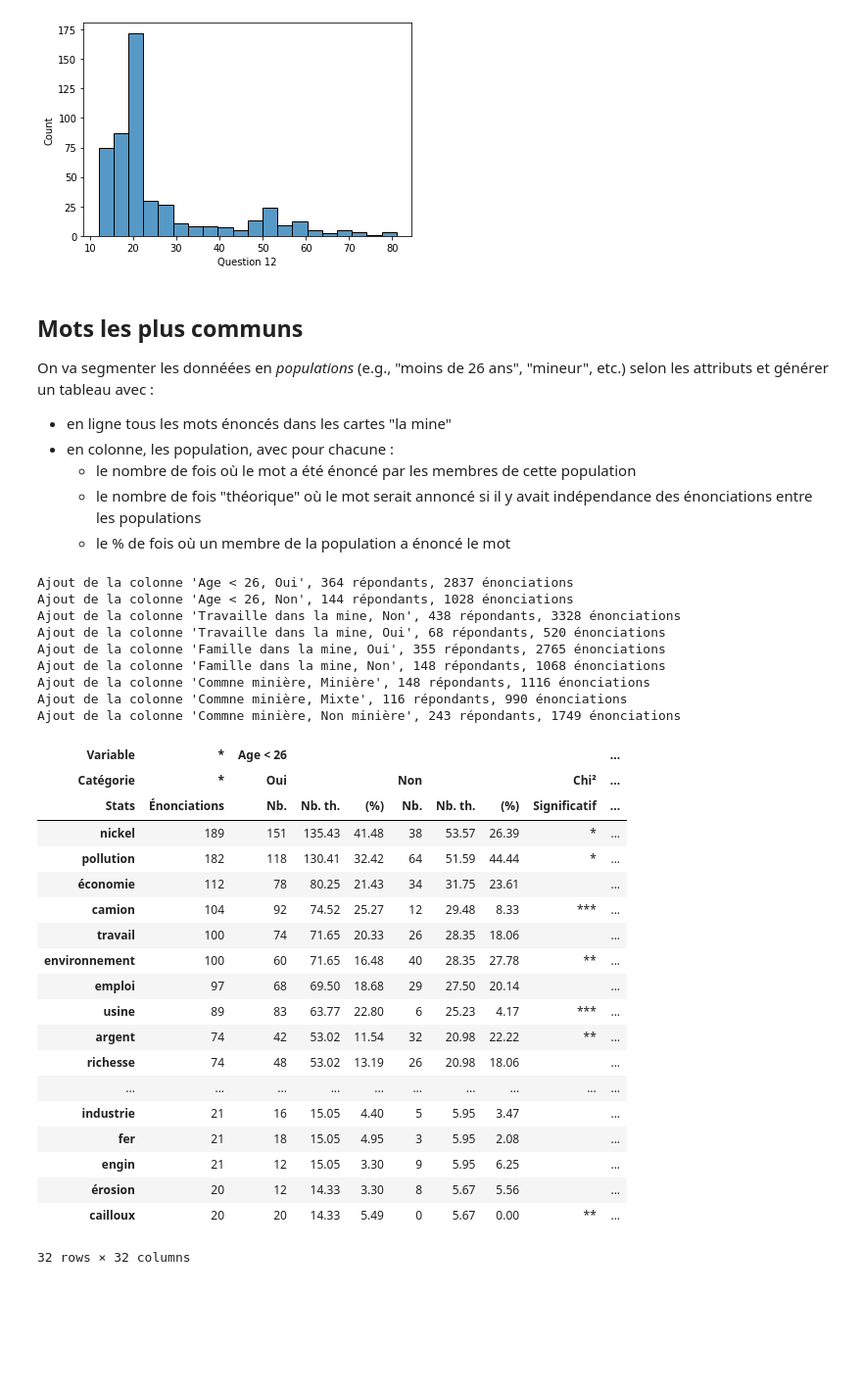
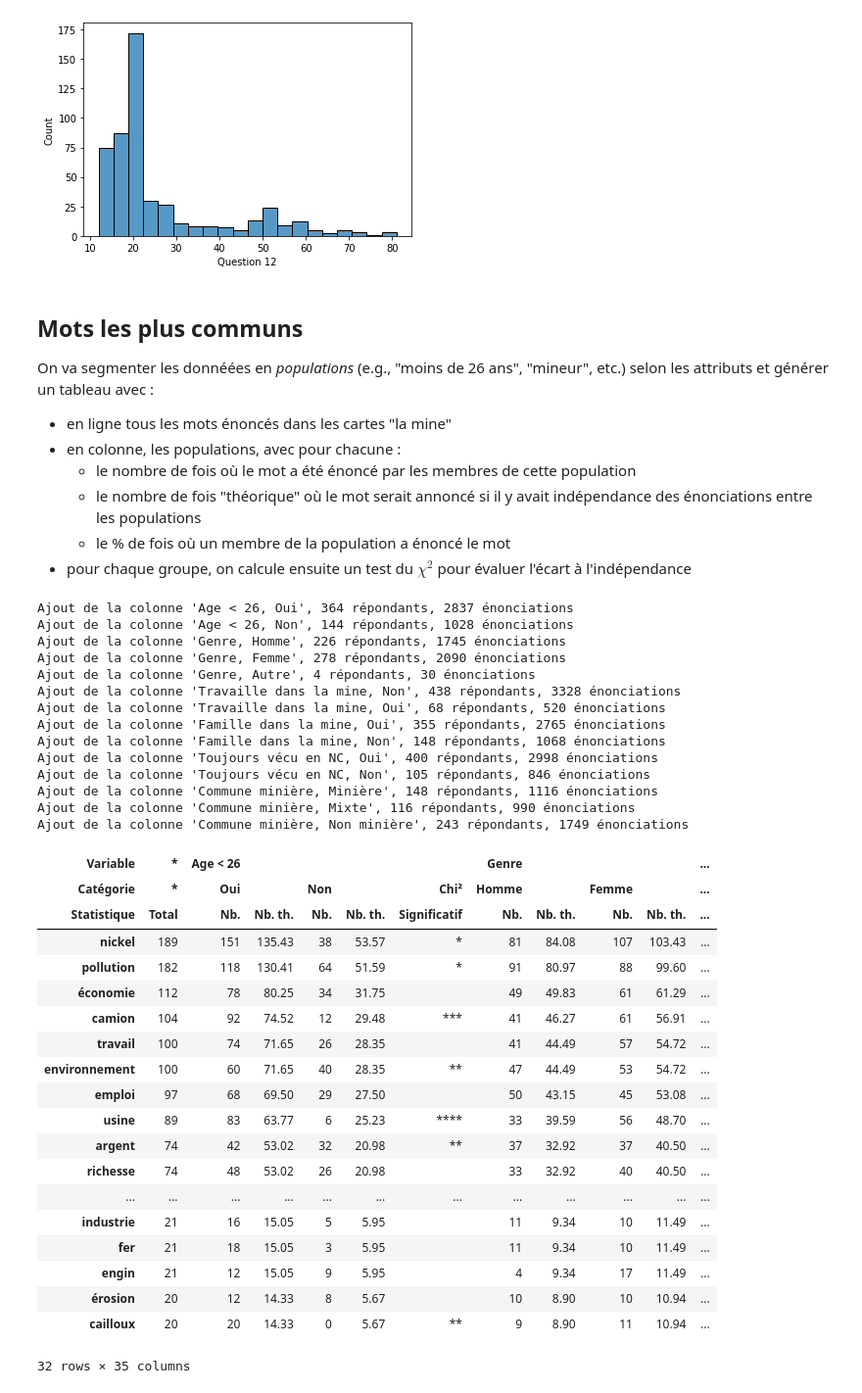
Before and after one commit to romulusFR/cnrt_cartes_cog, a Jupyter notebook: cogmaps_v2/exploration.ipynb, the cells around one changed output. Shown: that part at 98% size. Drawn from its saved outputs; the diff is of its cells as text; code cells hidden in the pictures; blank space fills up the shorter version.

```diff
--- a/cogmaps_v2/exploration.ipynb
+++ b/cogmaps_v2/exploration.ipynb
@@ -336,12 +336,13 @@ Histogramme des ages des répondants
 On va segmenter les donnéées en _populations_ (e.g., "moins de 26 ans", "mineur", etc.) selon les attributs et générer un tableau avec :
 
 - en ligne tous les mots énoncés dans les cartes "la mine"
-- en colonne, les population, avec pour chacune :
+- en colonne, les populations, avec pour chacune :
   - le nombre de fois où le mot a été énoncé par les membres de cette population
   - le nombre de fois "théorique" où le mot serait annoncé si il y avait indépendance des énonciations entre les populations
   - le % de fois où un membre de la population a énoncé le mot
+- pour chaque groupe, on calcule ensuite un test du $\chi^2$ pour évaluer l'écart à l'indépendance
 # %%
-LABEL_TOTAL = "Énonciations"
+LABEL_TOTAL = "Total"
 CLEF_TOTAL = (
     "*",
     "*",
@@ -356,6 +357,8 @@ df_population.sort_values(CLEF_TOTAL, key=op.neg, inplace=True)
 
 
 def pretty_pvals(x):
+    if x < 1e-4:
+        return "****"
     if x < 1e-3:
         return "***"
     if x < 1e-2:
@@ -383,7 +386,7 @@ def add_population(filtres, name):
         # ici en % ** des répondants**
         df_population[(name, val, "Nb. th.")] = round(df_population[CLEF_TOTAL] * len(cg) / len(df_mine), 2)
         exp = df_population[CLEF_TOTAL].to_numpy() * len(cg) / len(df_mine)
-        df_population[(name, val, "(%)")] = round(100 * pd.Series(c) / len(cg), 2)
+        # df_population[(name, val, "(%)")] = round(100 * pd.Series(c) / len(cg), 2)
 
         observed.append(df_population[key].to_numpy().reshape(-1, 1))
         # expected.append(df_population[(name, val, "Nb. th.")].to_numpy().reshape(-1, 1))
@@ -398,60 +401,68 @@ def add_population(filtres, name):
     df_population[(name, "Chi²", "Significatif")] = [pretty_pvals(v) for v in p_vals]
 
 
 def generate_all_filters(col):
     values = df_resp[col].dropna().unique()
     return [(df_resp[col] == value, value) for value in values]
 
 
 moins_de_26_ans = df_resp["Question 12"] < 26
 add_population([(moins_de_26_ans, "Oui"), (~moins_de_26_ans, "Non")], "Age < 26")
-
+add_population(generate_all_filters("Question 13"), "Genre")
 # add_population(generate_all_filters("GAD"), "Groupe d'age décénal")
 add_population(generate_all_filters("Question 1"), "Travaille dans la mine")
 add_population(generate_all_filters("Question 4"), "Famille dans la mine")
-add_population(generate_all_filters("Question 8.2"), "Commne minière")
-
+add_population(generate_all_filters("Question 5"), "Toujours vécu en NC")
+# add_population(generate_all_filters("Question 8.1"), "Commune de résidence")
+# pour ça, plutôt faire une AFC
+add_population(generate_all_filters("Question 8.2"), "Commune minière")
+# df_population=df_population.copy()
 
 
 # nettoyage final
 df_population.fillna(0.0, inplace=True)
 df_population.columns = pd.MultiIndex.from_tuples(df_population.columns)
-df_population.columns.set_names(["Variable", "Catégorie", "Stats"], inplace=True)
+df_population.columns.set_names(["Variable", "Catégorie", "Statistique"], inplace=True)
 
 # THRESHOLD = 10
 # display(df_population[df_population[CLEF_TOTAL] >= THRESHOLD])
 display(df_population)
 # display(df_population[df_population[("Age < 26", "Chi²", "Significatif")].str.startswith("**")])
 # %% [output]
 Ajout de la colonne 'Age < 26, Oui', 364 répondants, 2837 énonciations
 Ajout de la colonne 'Age < 26, Non', 144 répondants, 1028 énonciations
+Ajout de la colonne 'Genre, Homme', 226 répondants, 1745 énonciations
+Ajout de la colonne 'Genre, Femme', 278 répondants, 2090 énonciations
+Ajout de la colonne 'Genre, Autre', 4 répondants, 30 énonciations
 Ajout de la colonne 'Travaille dans la mine, Non', 438 répondants, 3328 énonciations
 Ajout de la colonne 'Travaille dans la mine, Oui', 68 répondants, 520 énonciations
 Ajout de la colonne 'Famille dans la mine, Oui', 355 répondants, 2765 énonciations
 Ajout de la colonne 'Famille dans la mine, Non', 148 répondants, 1068 énonciations
-Ajout de la colonne 'Commne minière, Minière', 148 répondants, 1116 énonciations
-Ajout de la colonne 'Commne minière, Mixte', 116 répondants, 990 énonciations
-Ajout de la colonne 'Commne minière, Non minière', 243 répondants, 1749 énonciations
+Ajout de la colonne 'Toujours vécu en NC, Oui', 400 répondants, 2998 énonciations
+Ajout de la colonne 'Toujours vécu en NC, Non', 105 répondants, 846 énonciations
+Ajout de la colonne 'Commune minière, Minière', 148 répondants, 1116 énonciations
+Ajout de la colonne 'Commune minière, Mixte', 116 répondants, 990 énonciations
+Ajout de la colonne 'Commune minière, Non minière', 243 répondants, 1749 énonciations
-| Variable | * | Age < 26 |  |  |  |  |  |  | ... |
-| Catégorie | * | Oui |  |  | Non |  |  | Chi² | ... |
-| Stats | Énonciations | Nb. | Nb. th. | (%) | Nb. | Nb. th. | (%) | Significatif | ... |
-| nickel | 189 | 151 | 135.43 | 41.48 | 38 | 53.57 | 26.39 | * | ... |
-| pollution | 182 | 118 | 130.41 | 32.42 | 64 | 51.59 | 44.44 | * | ... |
-| économie | 112 | 78 | 80.25 | 21.43 | 34 | 31.75 | 23.61 |  | ... |
-| camion | 104 | 92 | 74.52 | 25.27 | 12 | 29.48 | 8.33 | *** | ... |
-| travail | 100 | 74 | 71.65 | 20.33 | 26 | 28.35 | 18.06 |  | ... |
-| environnement | 100 | 60 | 71.65 | 16.48 | 40 | 28.35 | 27.78 | ** | ... |
-| emploi | 97 | 68 | 69.50 | 18.68 | 29 | 27.50 | 20.14 |  | ... |
-| usine | 89 | 83 | 63.77 | 22.80 | 6 | 25.23 | 4.17 | *** | ... |
-| argent | 74 | 42 | 53.02 | 11.54 | 32 | 20.98 | 22.22 | ** | ... |
-| richesse | 74 | 48 | 53.02 | 13.19 | 26 | 20.98 | 18.06 |  | ... |
-| ... | ... | ... | ... | ... | ... | ... | ... | ... | ... |
-| industrie | 21 | 16 | 15.05 | 4.40 | 5 | 5.95 | 3.47 |  | ... |
-| fer | 21 | 18 | 15.05 | 4.95 | 3 | 5.95 | 2.08 |  | ... |
-| engin | 21 | 12 | 15.05 | 3.30 | 9 | 5.95 | 6.25 |  | ... |
-| érosion | 20 | 12 | 14.33 | 3.30 | 8 | 5.67 | 5.56 |  | ... |
-| cailloux | 20 | 20 | 14.33 | 5.49 | 0 | 5.67 | 0.00 | ** | ... |
+| Variable | * | Age < 26 |  |  |  |  | Genre |  |  |  | ... |
+| Catégorie | * | Oui |  | Non |  | Chi² | Homme |  | Femme |  | ... |
+| Statistique | Total | Nb. | Nb. th. | Nb. | Nb. th. | Significatif | Nb. | Nb. th. | Nb. | Nb. th. | ... |
+| nickel | 189 | 151 | 135.43 | 38 | 53.57 | * | 81 | 84.08 | 107 | 103.43 | ... |
+| pollution | 182 | 118 | 130.41 | 64 | 51.59 | * | 91 | 80.97 | 88 | 99.60 | ... |
+| économie | 112 | 78 | 80.25 | 34 | 31.75 |  | 49 | 49.83 | 61 | 61.29 | ... |
+| camion | 104 | 92 | 74.52 | 12 | 29.48 | *** | 41 | 46.27 | 61 | 56.91 | ... |
+| travail | 100 | 74 | 71.65 | 26 | 28.35 |  | 41 | 44.49 | 57 | 54.72 | ... |
+| environnement | 100 | 60 | 71.65 | 40 | 28.35 | ** | 47 | 44.49 | 53 | 54.72 | ... |
+| emploi | 97 | 68 | 69.50 | 29 | 27.50 |  | 50 | 43.15 | 45 | 53.08 | ... |
+| usine | 89 | 83 | 63.77 | 6 | 25.23 | **** | 33 | 39.59 | 56 | 48.70 | ... |
+| argent | 74 | 42 | 53.02 | 32 | 20.98 | ** | 37 | 32.92 | 37 | 40.50 | ... |
+| richesse | 74 | 48 | 53.02 | 26 | 20.98 |  | 33 | 32.92 | 40 | 40.50 | ... |
+| ... | ... | ... | ... | ... | ... | ... | ... | ... | ... | ... | ... |
+| industrie | 21 | 16 | 15.05 | 5 | 5.95 |  | 11 | 9.34 | 10 | 11.49 | ... |
+| fer | 21 | 18 | 15.05 | 3 | 5.95 |  | 11 | 9.34 | 10 | 11.49 | ... |
+| engin | 21 | 12 | 15.05 | 9 | 5.95 |  | 4 | 9.34 | 17 | 11.49 | ... |
+| érosion | 20 | 12 | 14.33 | 8 | 5.67 |  | 10 | 8.90 | 10 | 10.94 | ... |
+| cailloux | 20 | 20 | 14.33 | 0 | 5.67 | ** | 9 | 8.90 | 11 | 10.94 | ... |
-32 rows × 32 columns
+32 rows × 35 columns
 # %%
 # df_resp["Question 8.2"].dropna().unique()
 df_population.to_excel("analyse_par_population.xlsx")
```
